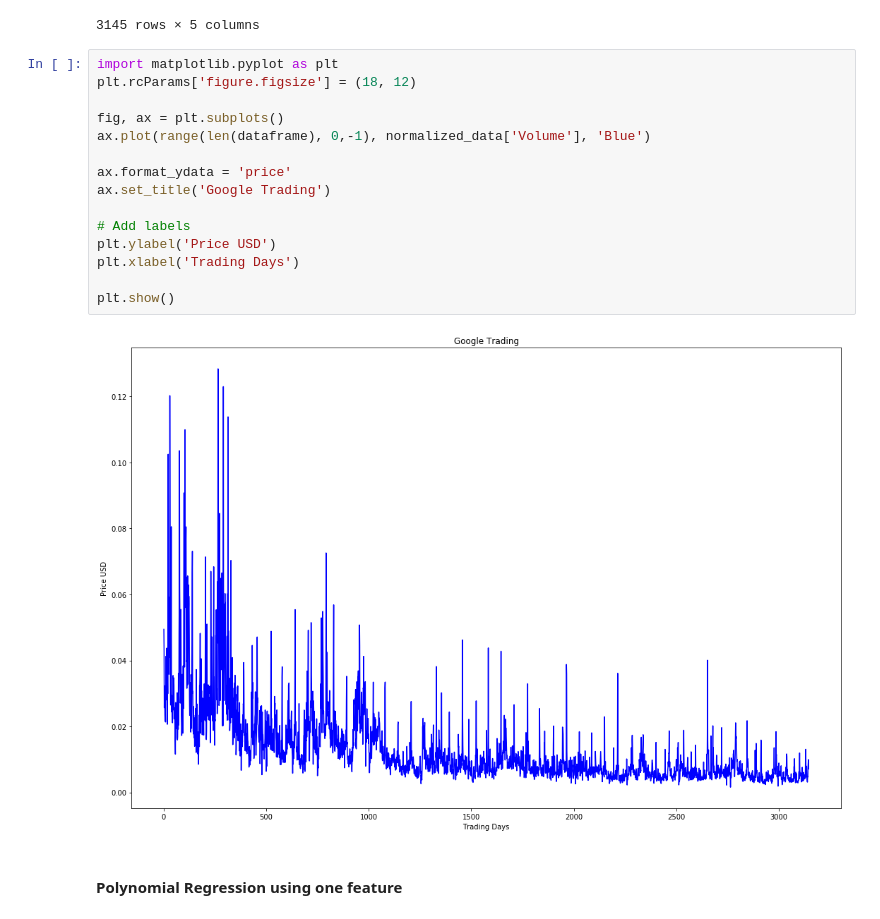
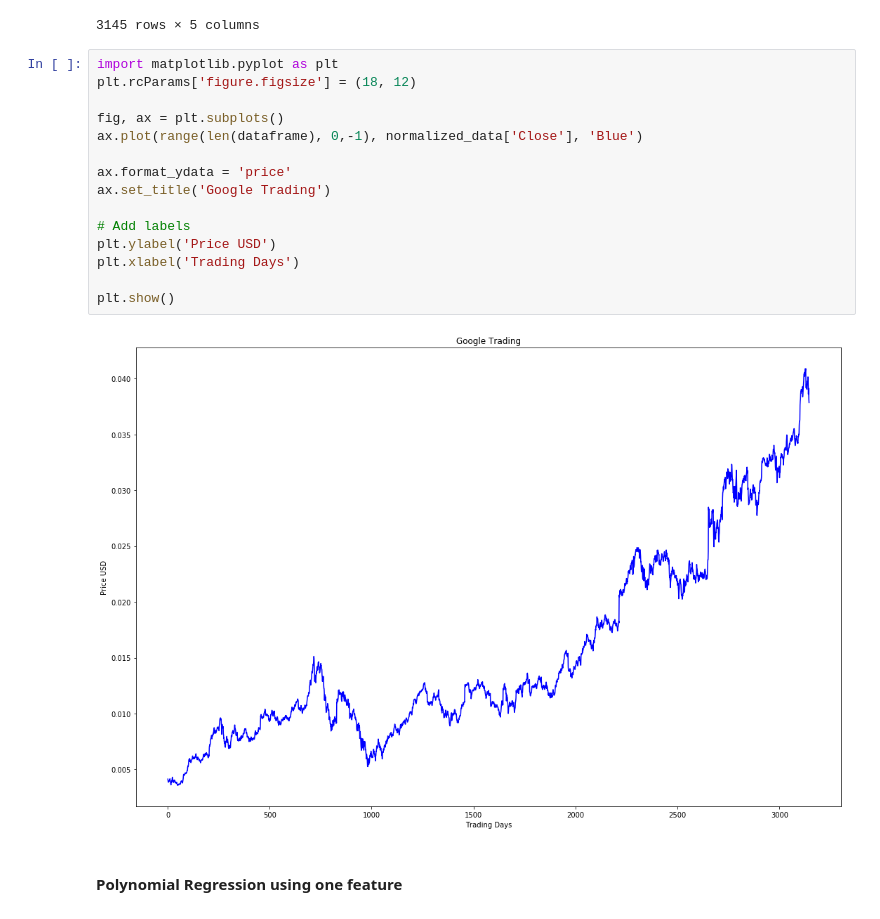
Before and after one commit to stock-price-project/stock_price_prediction, a Jupyter notebook: stock_price_prediction.ipynb, the cells around one changed output. Saved outputs shown, nothing was run; the diff lists cells and outputs as text.

```diff
--- a/stock_price_prediction.ipynb
+++ b/stock_price_prediction.ipynb
@@ -77,20 +72,20 @@ normalized_data
 # %%
 import matplotlib.pyplot as plt
 plt.rcParams['figure.figsize'] = (18, 12)
 
 fig, ax = plt.subplots()
-ax.plot(range(len(dataframe), 0,-1), normalized_data['Volume'], 'Blue')
+ax.plot(range(len(dataframe), 0,-1), normalized_data['Close'], 'Blue')
 
 ax.format_ydata = 'price'
 ax.set_title('Google Trading')
 
 # Add labels
 plt.ylabel('Price USD')
 plt.xlabel('Trading Days')
 
 plt.show()
 # %% [output]
-[figure, old version]
+[figure, new version]
 # %% [markdown]
 #### Polynomial Regression using one feature
 # %%
```
Also changed, not shown: parts of 13 cells of this notebook.
